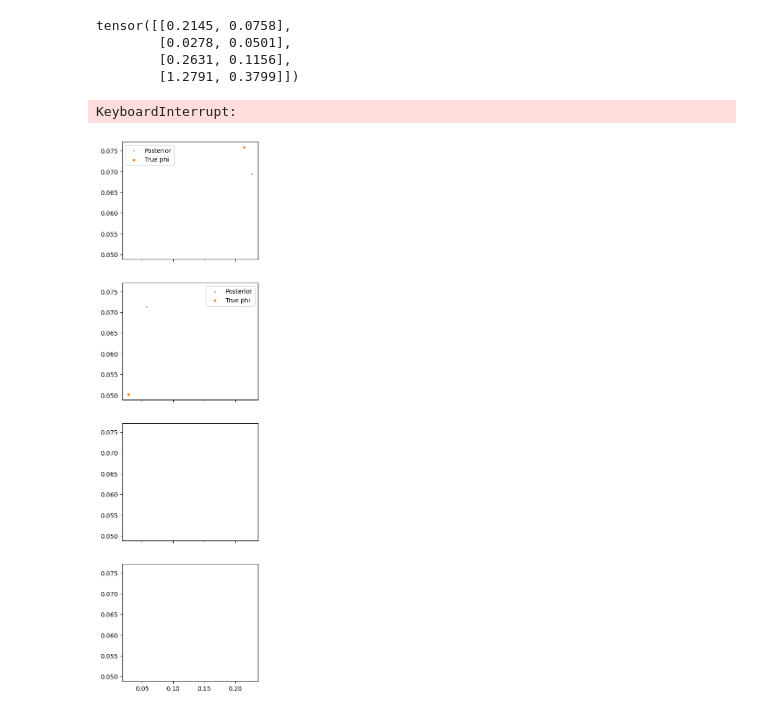
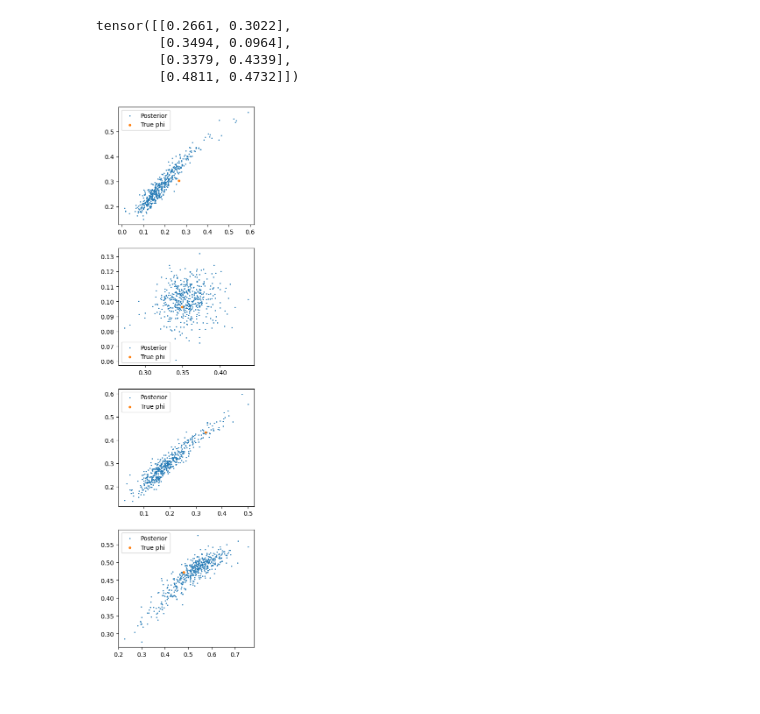
Before and after one commit to nidropakshin2/Amortized-learning, a Jupyter notebook: notebooks/SIR_flow.ipynb, the cells around one changed output. Cells and saved outputs as stored; diff of their text form; code cells hidden in the pictures.

Commit message:
Kaggle Notebook | SIR_flow | SIR - beta, gamma distribution added

```diff
--- a/notebooks/SIR_flow.ipynb
+++ b/notebooks/SIR_flow.ipynb
@@ -18,14 +19,14 @@ def sample_log_uniform(low, high, size, device=None):
     u = torch.rand(size, device=device)
     log_low = torch.log(torch.tensor(low, device=device))
     log_high = torch.log(torch.tensor(high, device=device))
-    return torch.exp(log_low + u * (log_high - log_low))
+    return torch.exp(log_low + u * (log_high - log_low)).to(device)
 
 
 def sample_prior(B, device=None):
     gamma = sample_log_uniform(0.05, 0.5, (B, 1), device)
     R0 = sample_log_uniform(0.5, 5.0, (B, 1), device)
     beta = R0 * gamma
-    return torch.cat([beta, gamma], dim=1)
+    return torch.cat([beta, gamma], dim=1).to(device)
 
 samples = sample_log_uniform(0.01, 10.0, (100_000,))
 plt.hist(torch.log(samples).numpy(), bins=100)
@@ -36,11 +37,11 @@ plt.show()
 # %%
 def simulate(phi, sir, T):
     S, I, R = sir
-    S = torch.zeros(phi.shape[0]) + S
-    I = torch.zeros(phi.shape[0]) + I
-    R = torch.zeros(phi.shape[0]) + R
+    S = torch.zeros(phi.shape[0], device=phi.device) + S
+    I = torch.zeros(phi.shape[0], device=phi.device) + I
+    R = torch.zeros(phi.shape[0], device=phi.device) + R
     N = S + I + R
-    states = torch.zeros(phi.shape[0], T, 3)
+    states = torch.zeros(phi.shape[0], T, 3, device=phi.device)
     for t in range(0, T):
         states[:, t, 0] = S
         states[:, t, 1] = I
@@ -66,7 +67,7 @@ sir = (1000, 100, 0)
 #                     [10, 5]])
 phi = sample_prior(2)
 print(phi)
-x_0, x_1 = simulate(phi, sir, 90)
+x_0, x_1 = simulate(phi, sir, 90).cpu()
 S, I, R = x_0[:, 0], x_0[:, 1], x_0[:, 2]
 plt.plot(S)
 plt.plot(I)
@@ -304,39 +305,39 @@ tensor([[2.4444e-01, 2.2905e-02, 2.2509e+00, 1.7493e-02, 1.0750e-03]]) tensor([[
 # plt.scatter(posterior[:, 0], posterior[:, 1])
 # %%
 def sample_posterior(phi, s, n_steps=10, n_samples=1000):
+    model.eval()
     posterior = []
+    time_steps = torch.linspace(0.0, 1.0, n_steps + 1).to(device)
     for i in range(n_samples):
-        time_steps = torch.linspace(0.0, 1.0, n_steps + 1).to(device)
         pred_phi = torch.randn_like(phi).to(device)
         for i in range(n_steps):
             pred_phi = model.step(phi=pred_phi, x=s, t_start=time_steps[i], t_end=time_steps[i+1])
-        posterior.append(pred_phi)
-    return torch.cat(posterior, dim=-1).detach()
+        posterior.append(pred_phi[:, None, :])
+    return torch.cat(posterior, dim=1).detach()
 
 sir = (1000, 100, 0)
 
-phi = sample_prior(4)
+phi = sample_prior(4).to(device)
 # phi = torch.tensor([[0.2216, 0.0523]])
 x = simulate(phi, sir, 90)
 s = summary(x).to(device)
 print(phi)
-_, ax = plt.subplots(phi.shape[0], 1, sharex=True, sharey=True, figsize=(4, 4 * phi.shape[0]))
-i = 0
+
+_, ax = plt.subplots(phi.shape[0], 1, figsize=(4, 4 * phi.shape[0]))
+posterior = sample_posterior(phi, s, n_steps=32, n_samples=500).cpu()
 for i in range(phi.shape[0]):
-    posterior = sample_posterior(phi[i, None], s[i, None], n_steps=32, n_samples=500)
+    # print(posterior)
     # ax[i].scatter(torch.log(posterior[:, 0]), torch.log(posterior[:, 1]), s=1, label=f"Posterior")
     # ax[i].scatter(torch.log(phi[:, 0]), torch.log(phi[:, 1]), s=10, label=f"True phi")
-    ax[i].scatter(posterior[:, 0], posterior[:, 1], s=1, label=f"Posterior")
-    ax[i].scatter(phi[i, 0], phi[i, 1], s=10, label=f"True phi")
+    ax[i].scatter(posterior[i, :, 0], posterior[i, :, 1], s=1, label=f"Posterior")
+    ax[i].scatter(phi[i, 0].cpu(), phi[i, 1].cpu(), s=10, label=f"True phi")
     ax[i].legend()
-    i += 1
 # %% [output]
-tensor([[0.2145, 0.0758],
-        [0.0278, 0.0501],
-        [0.2631, 0.1156],
-        [1.2791, 0.3799]])
+tensor([[0.2661, 0.3022],
+        [0.3494, 0.0964],
+        [0.3379, 0.4339],
+        [0.4811, 0.4732]])
-KeyboardInterrupt:
-[figure, old version]
+[figure, new version]
 # %%
 def sample_posterior(phi, s, n_steps=10, n_samples=1000):
     model.eval()
```
Also changed, not shown: parts of 9 cells of this notebook.
